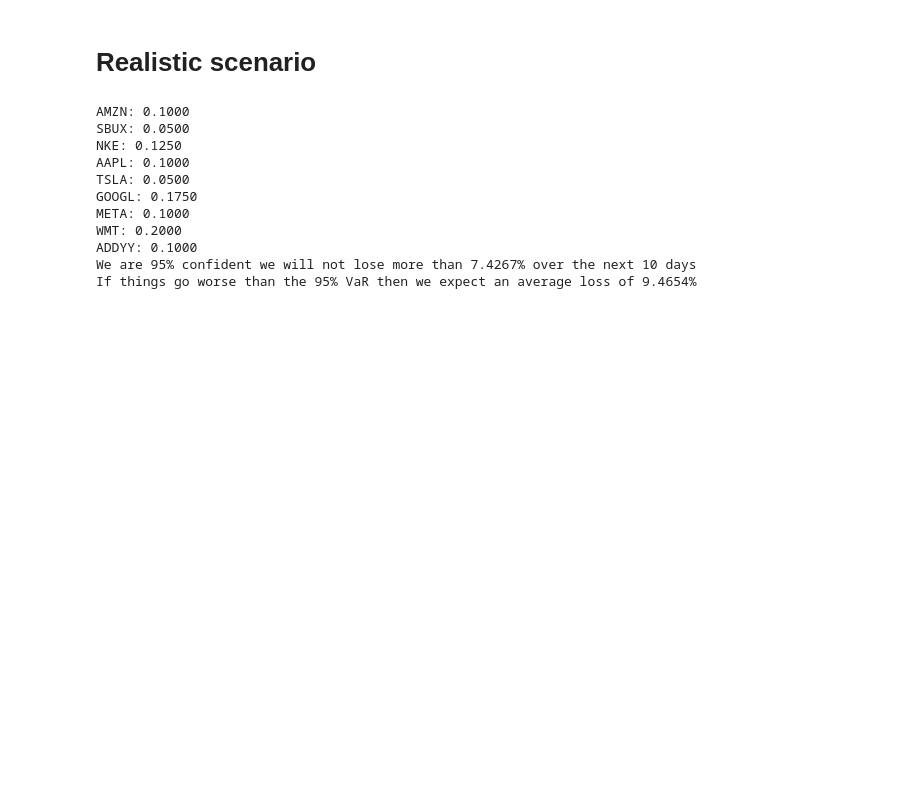
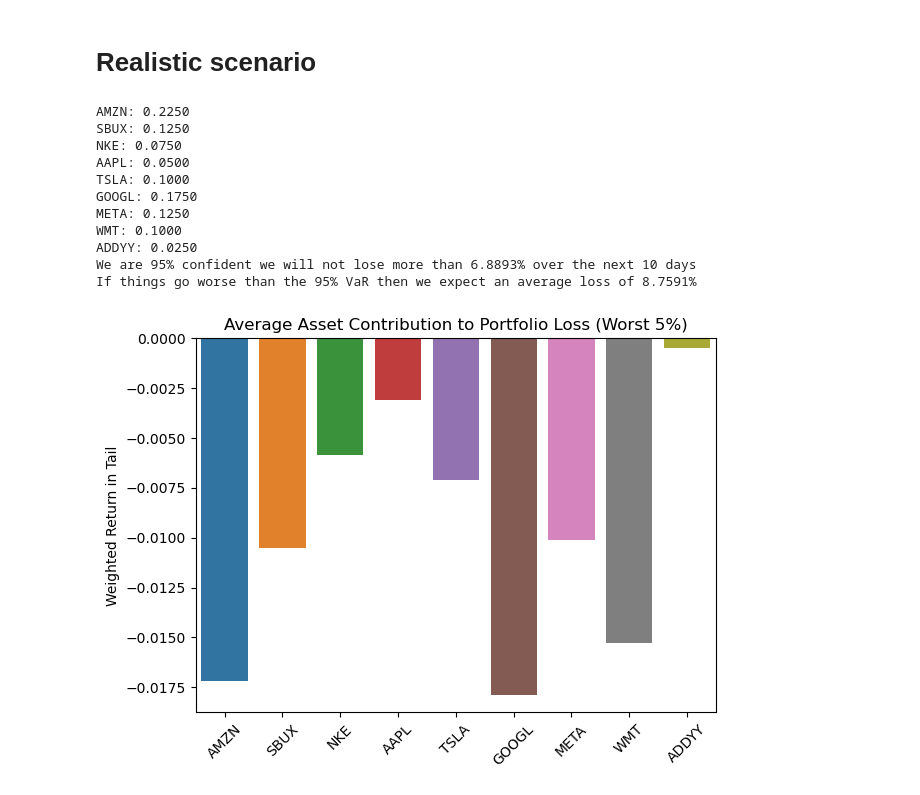
Before and after one commit to SamirMohsUNC/py_MC_sim, a Jupyter notebook: notebooks/monte_carlo_analysis.ipynb, the cells around one changed output. Drawn from its saved outputs; the diff is of its cells as text; code cells hidden in the pictures; blank space fills up the shorter version.

Commit message:
adjusting prepare_data.py and plots

```diff
--- a/notebooks/monte_carlo_analysis.ipynb
+++ b/notebooks/monte_carlo_analysis.ipynb
@@ -90,7 +90,7 @@ plt.show()
 # Realistic scenario
 # %%
 # Allocation of assets based on minimal equal weighting volatility
-investments = np.array([100, 50, 125, 100, 50, 175, 100, 200, 100])
+investments = np.array([225, 125, 75, 50, 100, 175, 125, 100, 25])
 weights = investments / investments.sum()
 
 # Create a clear display
@@ -106,14 +106,41 @@ cvar_95 = compute_cvar(losses, 0.95)
 print(f"We are 95% confident we will not lose more than {var_95 * 100:.4f}% over the next 10 days")
 print(f"If things go worse than the 95% VaR then we expect an average loss of {cvar_95 * 100:.4f}%")
 # %% [output]
-AMZN: 0.1000
-SBUX: 0.0500
-NKE: 0.1250
-AAPL: 0.1000
-TSLA: 0.0500
+AMZN: 0.2250
+SBUX: 0.1250
+NKE: 0.0750
+AAPL: 0.0500
+TSLA: 0.1000
 GOOGL: 0.1750
-META: 0.1000
-WMT: 0.2000
-ADDYY: 0.1000
-We are 95% confident we will not lose more than 7.4267% over the next 10 days
-If things go worse than the 95% VaR then we expect an average loss of 9.4654%
+META: 0.1250
+WMT: 0.1000
+ADDYY: 0.0250
+We are 95% confident we will not lose more than 6.8893% over the next 10 days
+If things go worse than the 95% VaR then we expect an average loss of 8.7591%
+# %%
+
+# Simulate all asset-level returns
+simulated_returns = np.random.multivariate_normal(mu * 10, sigma * 10, size=100000)
+
+# Get losses for each simulation
+portfolio_returns = np.dot(simulated_returns, weights)
+losses = -portfolio_returns
+
+# Mask worst 5%
+worst_idx = losses >= compute_var(losses, 0.95)
+worst_returns = simulated_returns[worst_idx]  # shape (N_worst, d)
+
+# Weighted contribution per asset
+avg_contributions = worst_returns.mean(axis=0) * weights
+
+# Plot
+import matplotlib.pyplot as plt
+import seaborn as sns
+sns.barplot(x=tickers, y=avg_contributions)
+plt.title("Average Asset Contribution to Portfolio Loss (Worst 5%)")
+plt.ylabel("Weighted Return in Tail")
+plt.xticks(rotation=45)
+plt.tight_layout()
+plt.show()
+# %% [output]
+[figure, added]
```
Also changed, not shown: parts of 2 cells of this notebook, 3 other files.
